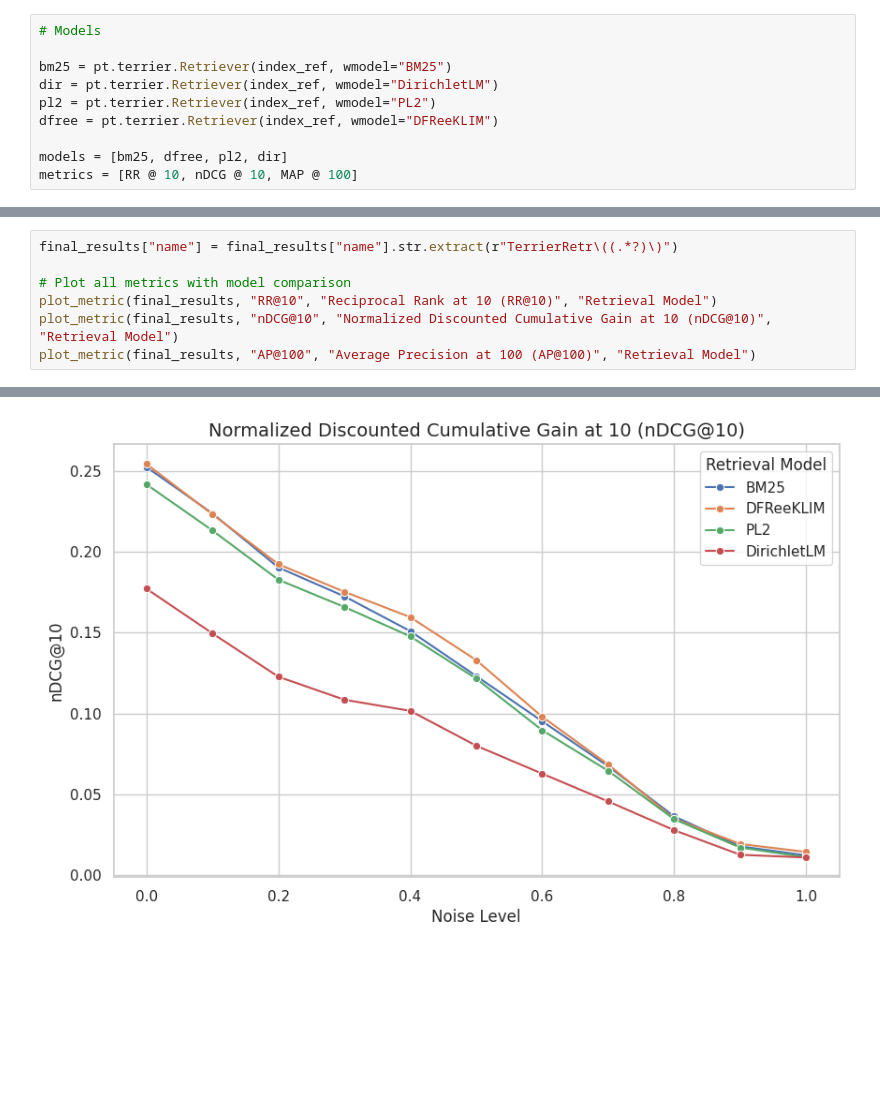
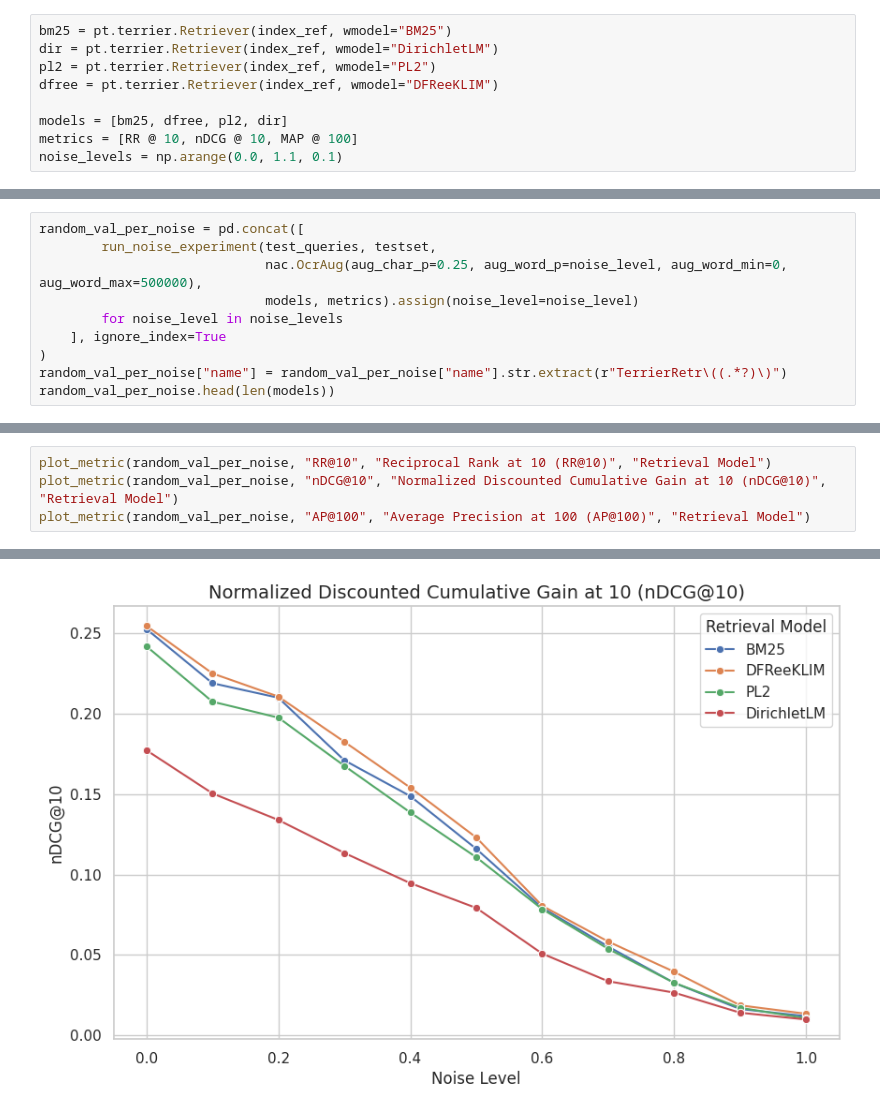
Before and after one commit to begumkoc/IR_Project, a Jupyter notebook: model_comparison.ipynb, the cells around one changed output, grey strips where cells are left out. Drawn from its saved outputs; the diff is of its cells as text; blank space fills up the shorter version.

```diff
--- a/model_comparison.ipynb
+++ b/model_comparison.ipynb
@@ -31,6 +31,4 @@ Java started (triggered by TerrierIndexer.__init__) and loaded: pyterrier.java,
 # %%
-# Models
-
 bm25 = pt.terrier.Retriever(index_ref, wmodel="BM25")
 dir = pt.terrier.Retriever(index_ref, wmodel="DirichletLM")
 pl2 = pt.terrier.Retriever(index_ref, wmodel="PL2")
@@ -38,3 +36,4 @@ dfree = pt.terrier.Retriever(index_ref, wmodel="DFReeKLIM")
 
 models = [bm25, dfree, pl2, dir]
 metrics = [RR @ 10, nDCG @ 10, MAP @ 100]
+noise_levels = np.arange(0.0, 1.1, 0.1)
@@ -123,0 +40,10 @@ Noisy query: wheke 8hou1d i pakr my kainy day emek9ency fond
+# %%
+random_val_per_noise = pd.concat([
+        run_noise_experiment(test_queries, testset,
+                             nac.OcrAug(aug_char_p=0.25, aug_word_p=noise_level, aug_word_min=0, aug_word_max=500000),
+                             models, metrics).assign(noise_level=noise_level)
+        for noise_level in noise_levels
+    ], ignore_index=True
+)
+random_val_per_noise["name"] = random_val_per_noise["name"].str.extract(r"TerrierRetr\((.*?)\)")
+random_val_per_noise.head(len(models))
@@ -124,8 +60,5 @@ Noisy query: wheke 8hou1d i pakr my kainy day emek9ency fond
 # %%
-final_results["name"] = final_results["name"].str.extract(r"TerrierRetr\((.*?)\)")
-
-# Plot all metrics with model comparison
-plot_metric(final_results, "RR@10", "Reciprocal Rank at 10 (RR@10)", "Retrieval Model")
-plot_metric(final_results, "nDCG@10", "Normalized Discounted Cumulative Gain at 10 (nDCG@10)", "Retrieval Model")
-plot_metric(final_results, "AP@100", "Average Precision at 100 (AP@100)", "Retrieval Model")
+plot_metric(random_val_per_noise, "RR@10", "Reciprocal Rank at 10 (RR@10)", "Retrieval Model")
+plot_metric(random_val_per_noise, "nDCG@10", "Normalized Discounted Cumulative Gain at 10 (nDCG@10)", "Retrieval Model")
+plot_metric(random_val_per_noise, "AP@100", "Average Precision at 100 (AP@100)", "Retrieval Model")
 # %% [output]
@@ -133 +66 @@ plot_metric(final_results, "AP@100", "Average Precision at 100 (AP@100)", "Retri
-[figure, old version]
+[figure, new version]
```
Also changed, not shown: parts of 11 cells of this notebook, 1 other file.
